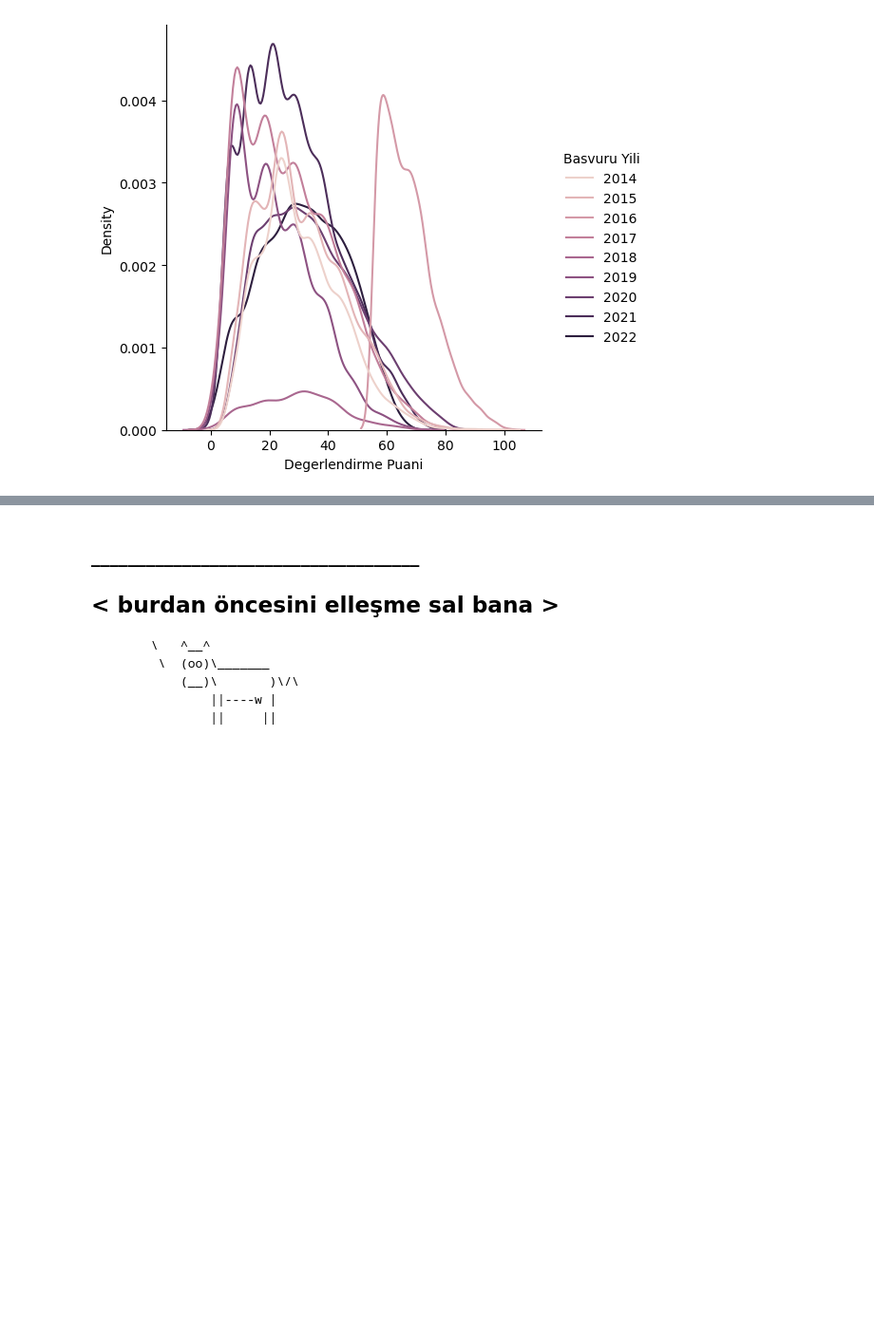
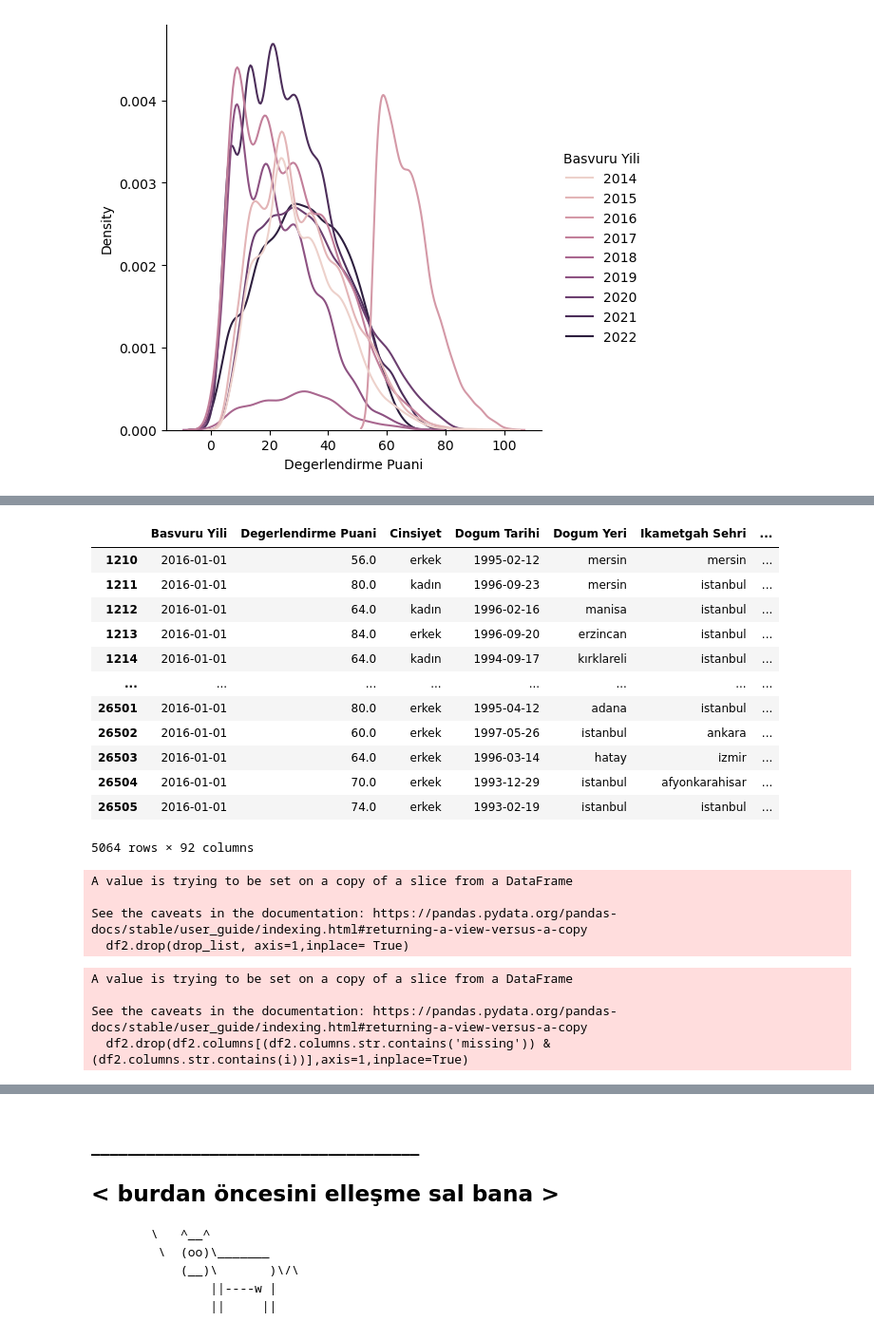
Before and after one commit to DALLI-KAKTUS/btk-datathon-2024, a Jupyter notebook: nanatolia_btk_datahon.ipynb, the cells around one changed output, grey strips where cells are left out. Shown at 95% size. Saved outputs shown, nothing was run; the diff lists cells and outputs as text; code cells hidden in the pictures; blank space fills up the shorter version.

```diff
--- a/nanatolia_btk_datahon.ipynb
+++ b/nanatolia_btk_datahon.ipynb
@@ -860,0 +951,17 @@ for i in num_cols:
+# %%
+df_2016= df2.loc[df2["Basvuru Yili"].dt.year==2016]
+df_2016
+# %% [output]
+|  | Basvuru Yili | Degerlendirme Puani | Cinsiyet | Dogum Tarihi | Dogum Yeri | Ikametgah Sehri | ... |
+| 1210 | 2016-01-01 | 56.0 | erkek | 1995-02-12 | mersin | mersin | ... |
+| 1211 | 2016-01-01 | 80.0 | kadın | 1996-09-23 | mersin | i̇stanbul | ... |
+| 1212 | 2016-01-01 | 64.0 | kadın | 1996-02-16 | manisa | i̇stanbul | ... |
+| 1213 | 2016-01-01 | 84.0 | erkek | 1996-09-20 | erzincan | i̇stanbul | ... |
+| 1214 | 2016-01-01 | 64.0 | kadın | 1994-09-17 | kırklareli | i̇stanbul | ... |
+| ... | ... | ... | ... | ... | ... | ... | ... |
+| 26501 | 2016-01-01 | 80.0 | erkek | 1995-04-12 | adana | i̇stanbul | ... |
+| 26502 | 2016-01-01 | 60.0 | erkek | 1997-05-26 | i̇stanbul | ankara | ... |
+| 26503 | 2016-01-01 | 64.0 | erkek | 1996-03-14 | hatay | i̇zmir | ... |
+| 26504 | 2016-01-01 | 70.0 | erkek | 1993-12-29 | i̇stanbul | afyonkarahisar | ... |
+| 26505 | 2016-01-01 | 74.0 | erkek | 1993-02-19 | i̇stanbul | i̇stanbul | ... |
+5064 rows × 92 columns
@@ -861,7 +970,22 @@ for i in num_cols:
 # %%
-df2["Basvuru Yili"] = pd.to_datetime(df2["Basvuru Yili"]).dt.year
-df2["Basvuru Yili"] = df2["Basvuru Yili"].astype(int)
-df2["Dogum Tarihi"] = df2["Dogum Tarihi"].astype(int)
+drop_list = ["Dogum Tarihi", "Basvuru Yili", "Burslu ise Burs Yuzdesi", "Daha Önceden Mezun Olunduysa, Mezun Olunan Üniversite",
+          "Lise Adi", "Lise Adi Diger", 'Hangi STK\'nin Uyesisiniz?', "Bölüm", 'Ingilizce Seviyeniz?','Lise Bolum Diger',
+         'Uye Oldugunuz Kulubun Ismi', 'Stk Projesine Katildiniz Mi?', 'Daha Once Baska Bir Universiteden Mezun Olmus']
+
+df2.drop(drop_list, axis=1,inplace= True)
+# %% [output]
+A value is trying to be set on a copy of a slice from a DataFrame
+
+See the caveats in the documentation: https://pandas.pydata.org/pandas-docs/stable/user_guide/indexing.html#returning-a-view-versus-a-copy
+  df2.drop(drop_list, axis=1,inplace= True)
+# %%
+for i in drop_list:
+    df2.drop(df2.columns[(df2.columns.str.contains('missing')) & (df2.columns.str.contains(i))],axis=1,inplace=True)
+# %% [output]
+A value is trying to be set on a copy of a slice from a DataFrame
+
+See the caveats in the documentation: https://pandas.pydata.org/pandas-docs/stable/user_guide/indexing.html#returning-a-view-versus-a-copy
+  df2.drop(df2.columns[(df2.columns.str.contains('missing')) & (df2.columns.str.contains(i))],axis=1,inplace=True)
 # %%
 #numeric categoric
 def capture_cols(dataframe, cat_th=10, car_th=20):
```
Also changed, not shown: parts of 72 cells of this notebook, 2 other files.
